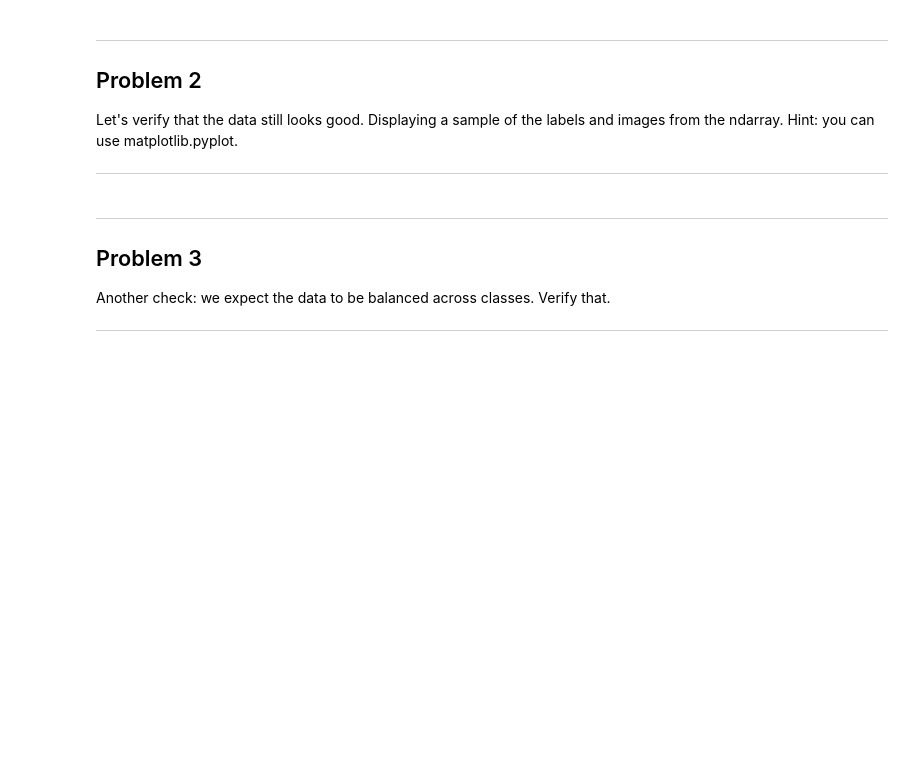
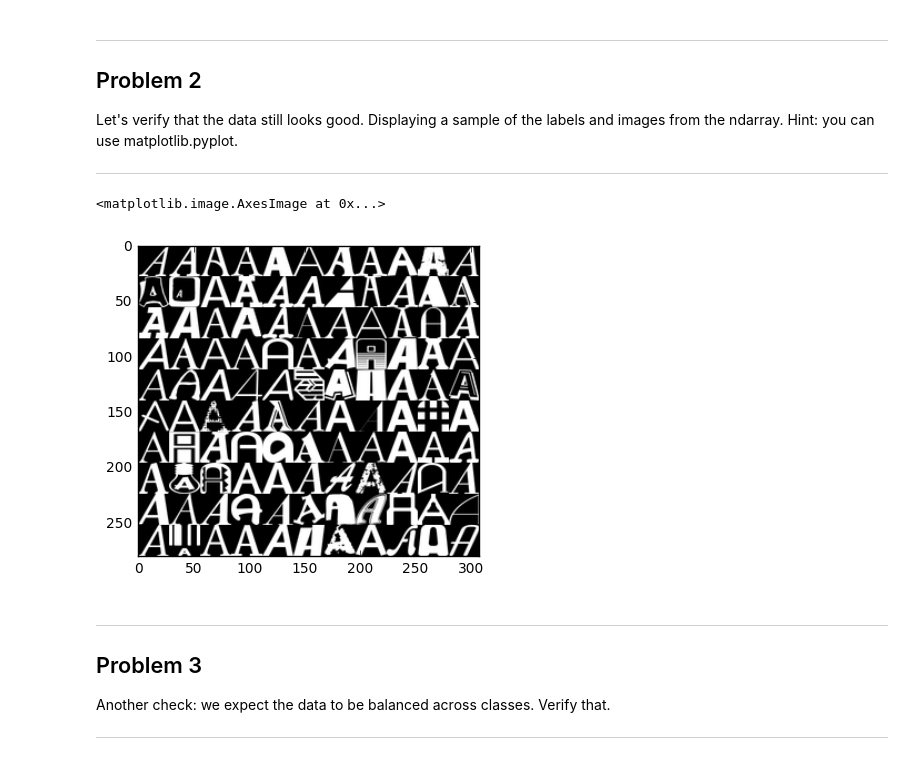
Before and after one commit to jborden/TensorFlowCourse, a Jupyter notebook: Lesson_2_Assignment_notMNIST/1_notmnist.ipynb, the cells around one changed output. Drawn from its saved outputs; the diff is of its cells as text; code cells hidden in the pictures; blank space fills up the shorter version.

Commit message:
random sample of notMNIST data is displayed

```diff
--- a/Lesson_2_Assignment_notMNIST/1_notmnist.ipynb
+++ b/Lesson_2_Assignment_notMNIST/1_notmnist.ipynb
@@ -195,6 +200,28 @@ Problem 2
 Let's verify that the data still looks good. Displaying a sample of the labels and images from the ndarray. Hint: you can use matplotlib.pyplot.
 
 ---
+# %%
+A = pickle.load(open("notMNIST_small/A.pickle","rb"))
+def letter_image_row(letter_array):
+    a_array = np.array(letter_array[random.randint(1,letter_array.shape[0]),:,:])
+    for i in random.sample(range(1,letter_array.shape[0]),10):
+        a_array = np.hstack((a_array,letter_array[i,:,:]))
+
+    return a_array
+
+def letter_image_sample(letter_array,rows):
+    sample_array = letter_image_row(letter_array)
+    for i in range(1,rows):
+        sample_array = np.vstack((sample_array,letter_image_row(letter_array)))
+
+    return sample_array
+
+sample_array = letter_image_sample(A,10)
+plt.imshow(sample_array,cmap='gray')
+#    a_array = plt.imshow(A[i,:,:],cmap='gray')
+# %% [output]
+<matplotlib.image.AxesImage at 0x...>
+[figure, added]
 # %% [markdown]
 ---
 Problem 3
```
Also changed, not shown: parts of 2 cells of this notebook.
